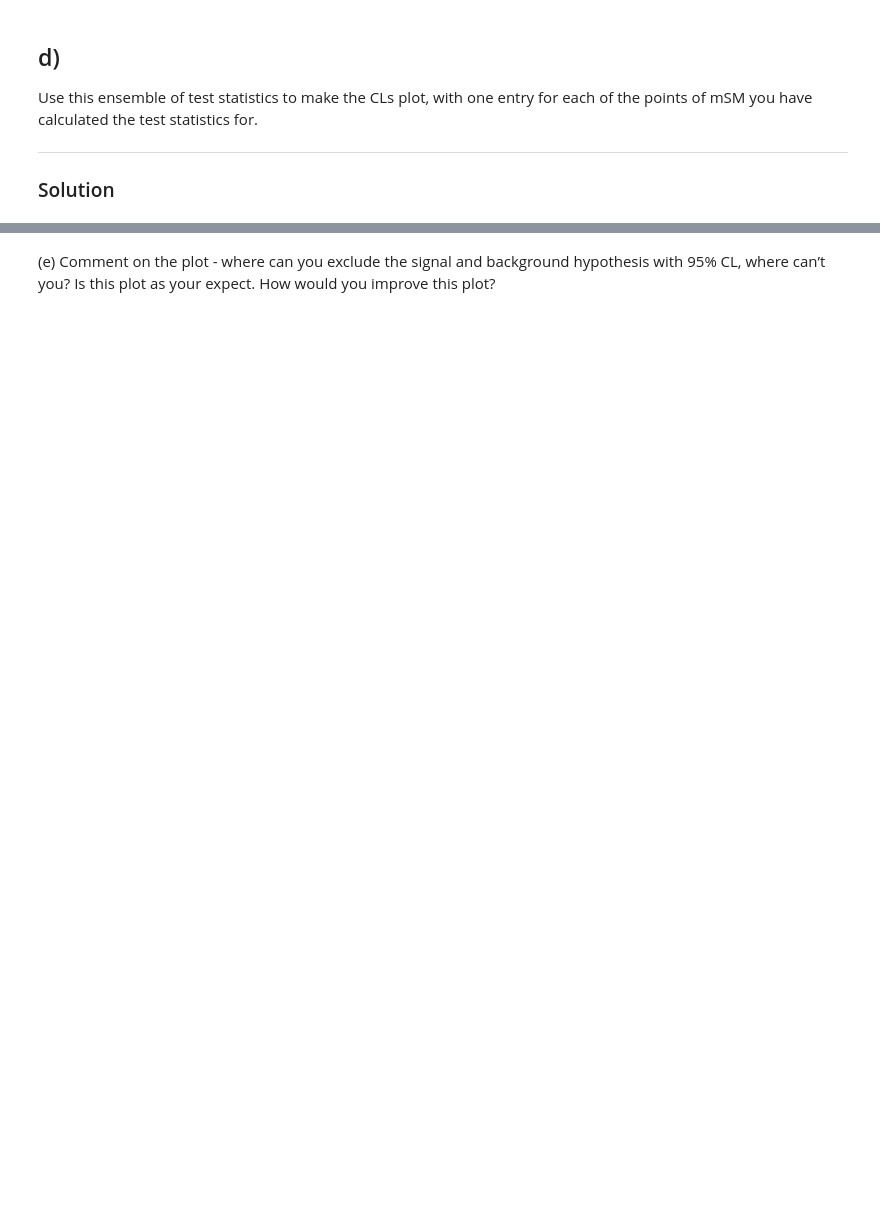
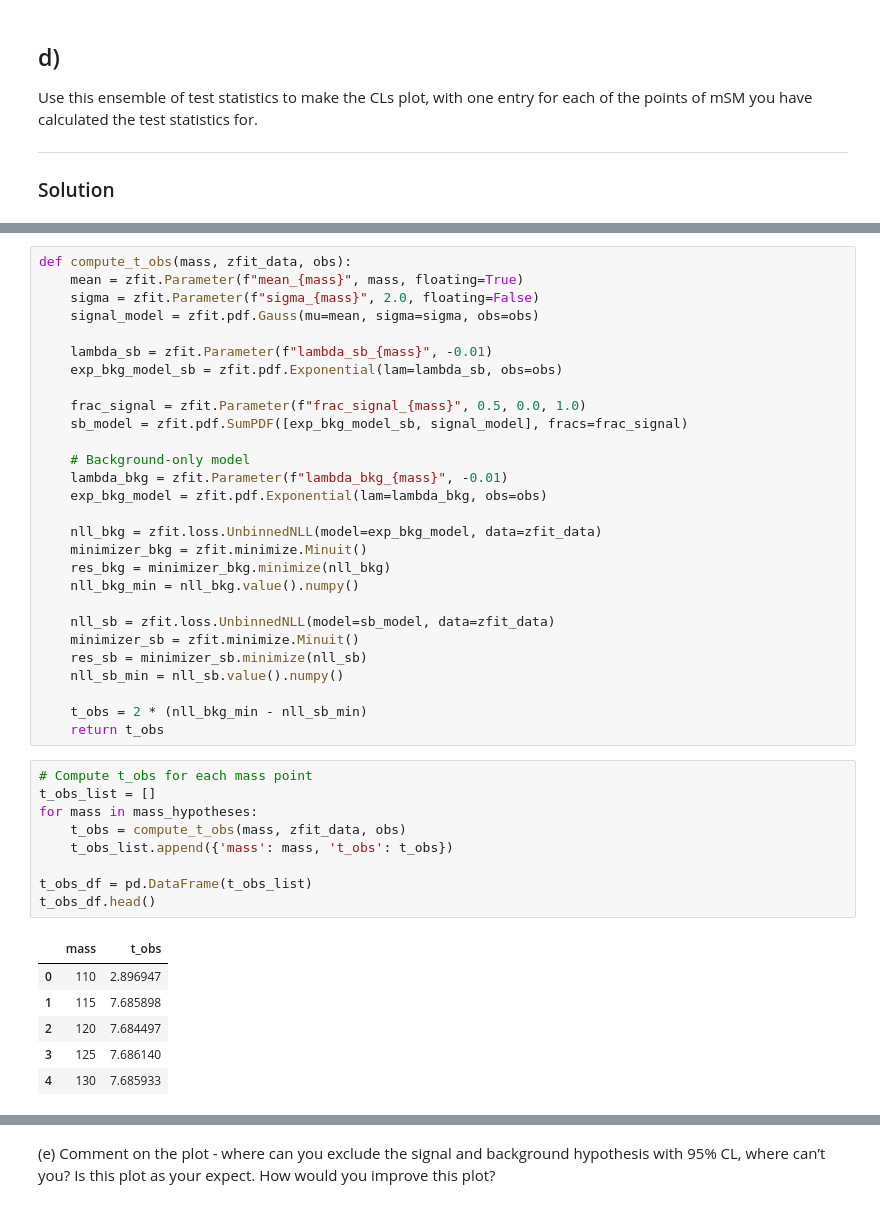
Before and after one commit to munozariasjm/PSet_Statistics-8_811, a Jupyter notebook: notebooks/02.ipynb, the cells around one changed output, grey strips where cells are left out. Drawn from its saved outputs; the diff is of its cells as text; blank space fills up the shorter version.

```diff
--- a/notebooks/02.ipynb
+++ b/notebooks/02.ipynb
@@ -343,0 +356,44 @@ plt.show()
+# %%
+def compute_t_obs(mass, zfit_data, obs):
+    mean = zfit.Parameter(f"mean_{mass}", mass, floating=True)
+    sigma = zfit.Parameter(f"sigma_{mass}", 2.0, floating=False)
+    signal_model = zfit.pdf.Gauss(mu=mean, sigma=sigma, obs=obs)
+
+    lambda_sb = zfit.Parameter(f"lambda_sb_{mass}", -0.01)
+    exp_bkg_model_sb = zfit.pdf.Exponential(lam=lambda_sb, obs=obs)
+
+    frac_signal = zfit.Parameter(f"frac_signal_{mass}", 0.5, 0.0, 1.0)
+    sb_model = zfit.pdf.SumPDF([exp_bkg_model_sb, signal_model], fracs=frac_signal)
+
+    # Background-only model
+    lambda_bkg = zfit.Parameter(f"lambda_bkg_{mass}", -0.01)
+    exp_bkg_model = zfit.pdf.Exponential(lam=lambda_bkg, obs=obs)
+
+    nll_bkg = zfit.loss.UnbinnedNLL(model=exp_bkg_model, data=zfit_data)
+    minimizer_bkg = zfit.minimize.Minuit()
+    res_bkg = minimizer_bkg.minimize(nll_bkg)
+    nll_bkg_min = nll_bkg.value().numpy()
+
+    nll_sb = zfit.loss.UnbinnedNLL(model=sb_model, data=zfit_data)
+    minimizer_sb = zfit.minimize.Minuit()
+    res_sb = minimizer_sb.minimize(nll_sb)
+    nll_sb_min = nll_sb.value().numpy()
+
+    t_obs = 2 * (nll_bkg_min - nll_sb_min)
+    return t_obs
+# %%
+# Compute t_obs for each mass point
+t_obs_list = []
+for mass in mass_hypotheses:
+    t_obs = compute_t_obs(mass, zfit_data, obs)
+    t_obs_list.append({'mass': mass, 't_obs': t_obs})
+
+t_obs_df = pd.DataFrame(t_obs_list)
+t_obs_df.head()
+# %% [output]
+|  | mass | t_obs |
+| 0 | 110 | 2.896947 |
+| 1 | 115 | 7.685898 |
+| 2 | 120 | 7.684497 |
+| 3 | 125 | 7.686140 |
+| 4 | 130 | 7.685933 |
```
Also changed, not shown: parts of 12 cells of this notebook, 4 other files.
